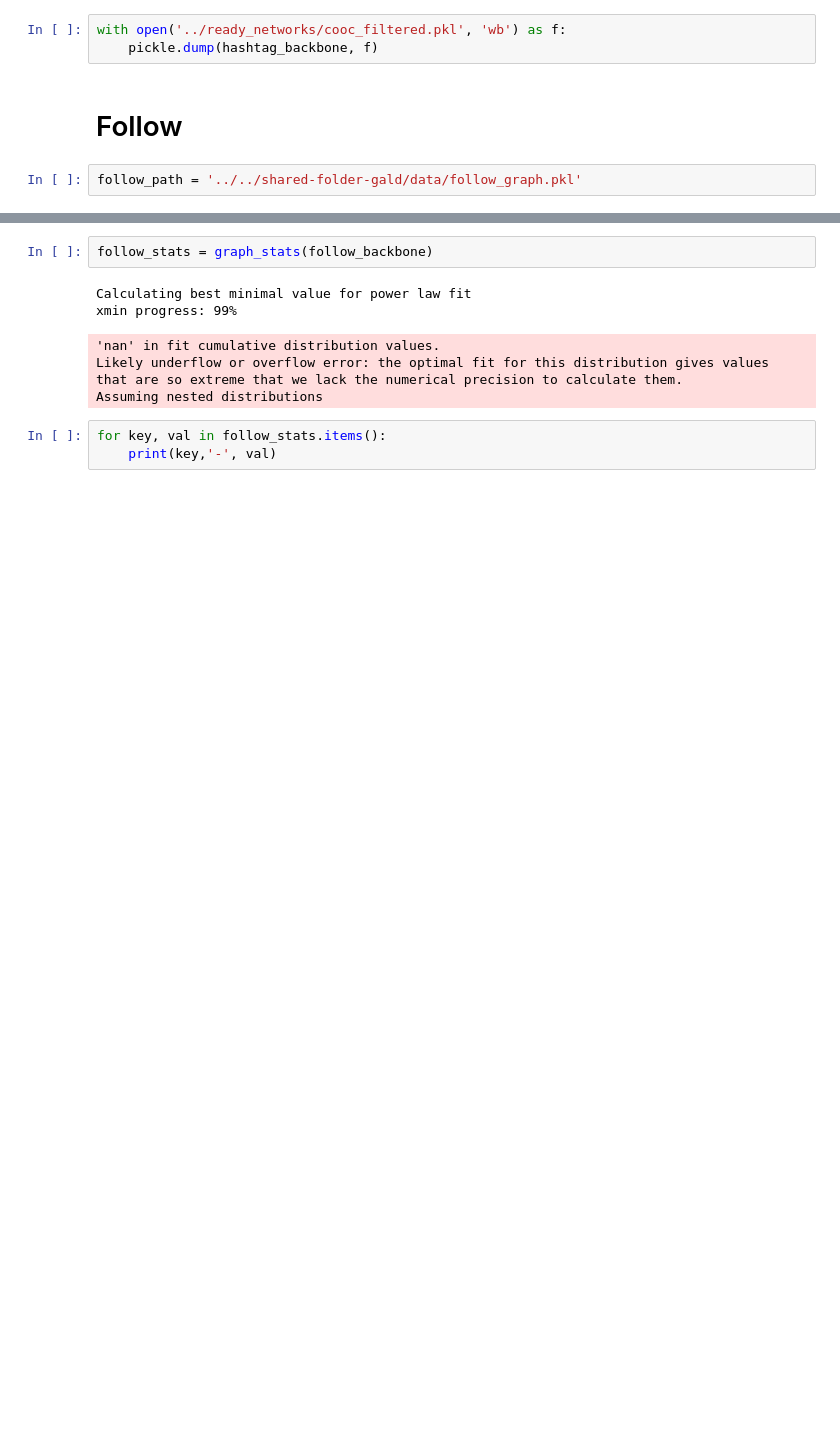
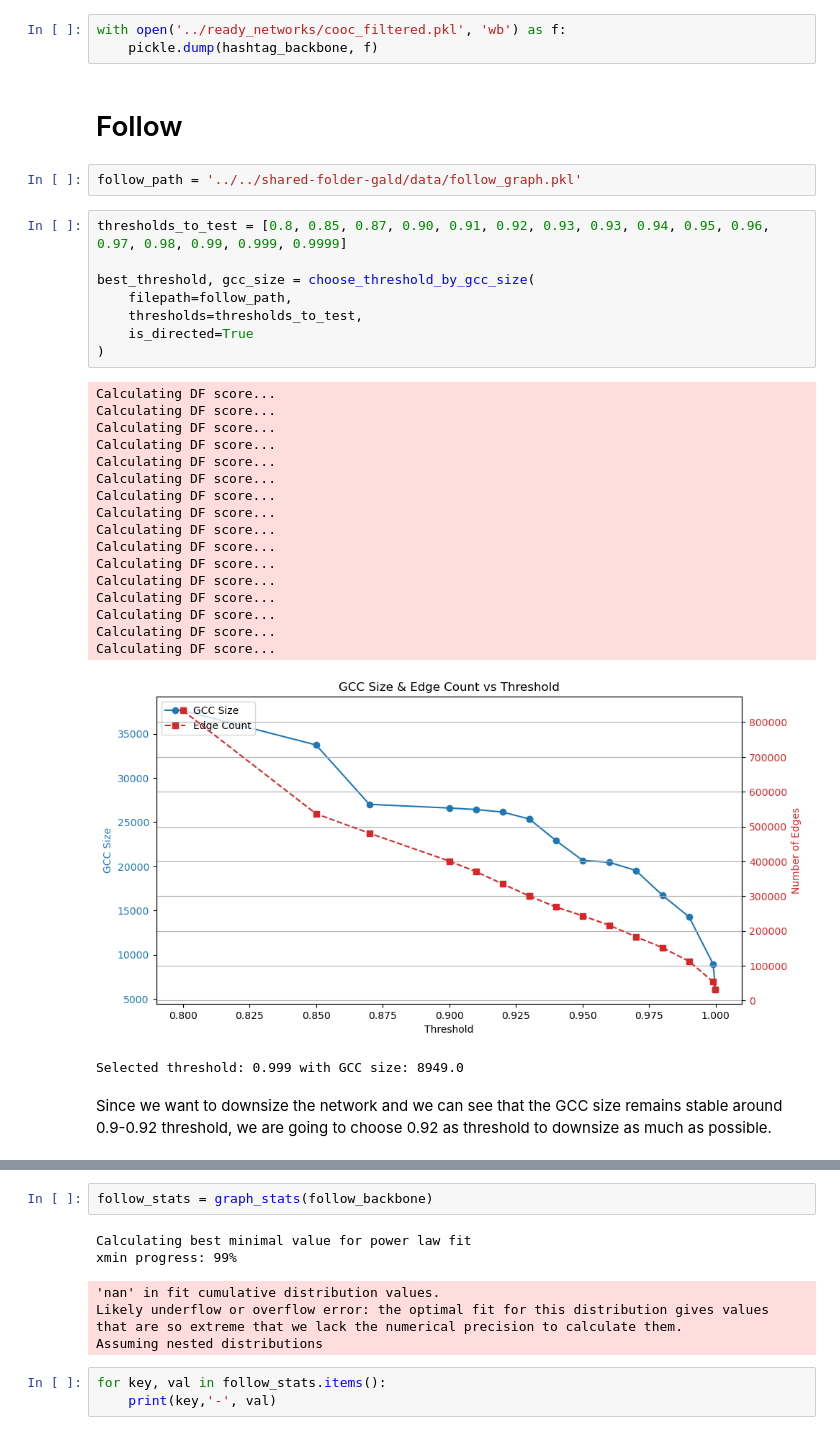
Before and after one commit to jbij/Bachelor, a Jupyter notebook: filtering/disparity.ipynb, the cells around one changed output, grey strips where cells are left out. Saved outputs shown, nothing was run; the diff lists cells and outputs as text; blank space fills up the shorter version.

```diff
--- a/filtering/disparity.ipynb
+++ b/filtering/disparity.ipynb
@@ -93,4 +172,33 @@ with open('../ready_networks/cooc_filtered.pkl', 'wb') as f:
 # Follow
 # %%
 follow_path = '../../shared-folder-gald/data/follow_graph.pkl'
+# %%
+thresholds_to_test = [0.8, 0.85, 0.87, 0.90, 0.91, 0.92, 0.93, 0.93, 0.94, 0.95, 0.96, 0.97, 0.98, 0.99, 0.999, 0.9999]
+
+best_threshold, gcc_size = choose_threshold_by_gcc_size(
+    filepath=follow_path,
+    thresholds=thresholds_to_test,
+    is_directed=True
+)
+# %% [output]
+Calculating DF score...
+Calculating DF score...
+Calculating DF score...
+Calculating DF score...
+Calculating DF score...
+Calculating DF score...
+Calculating DF score...
+Calculating DF score...
+Calculating DF score...
+Calculating DF score...
+Calculating DF score...
+Calculating DF score...
+Calculating DF score...
+Calculating DF score...
+Calculating DF score...
+Calculating DF score...
+[figure, added]
+Selected threshold: 0.999 with GCC size: 8949.0
+# %% [markdown]
+Since we want to downsize the network and we can see that the GCC size remains stable around 0.9-0.92 threshold, we are going to choose 0.92 as threshold to downsize as much as possible.
 # %%
```
Also changed, not shown: parts of 10 cells of this notebook, 5 other files.
